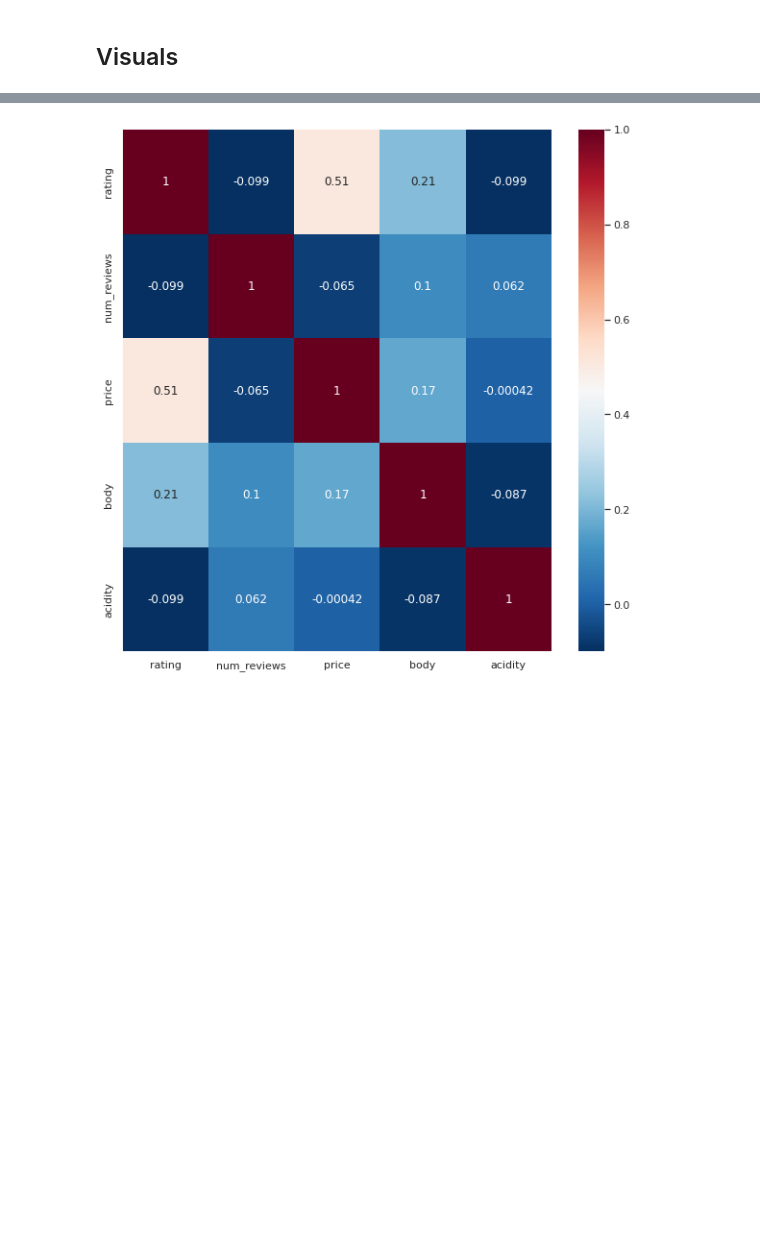
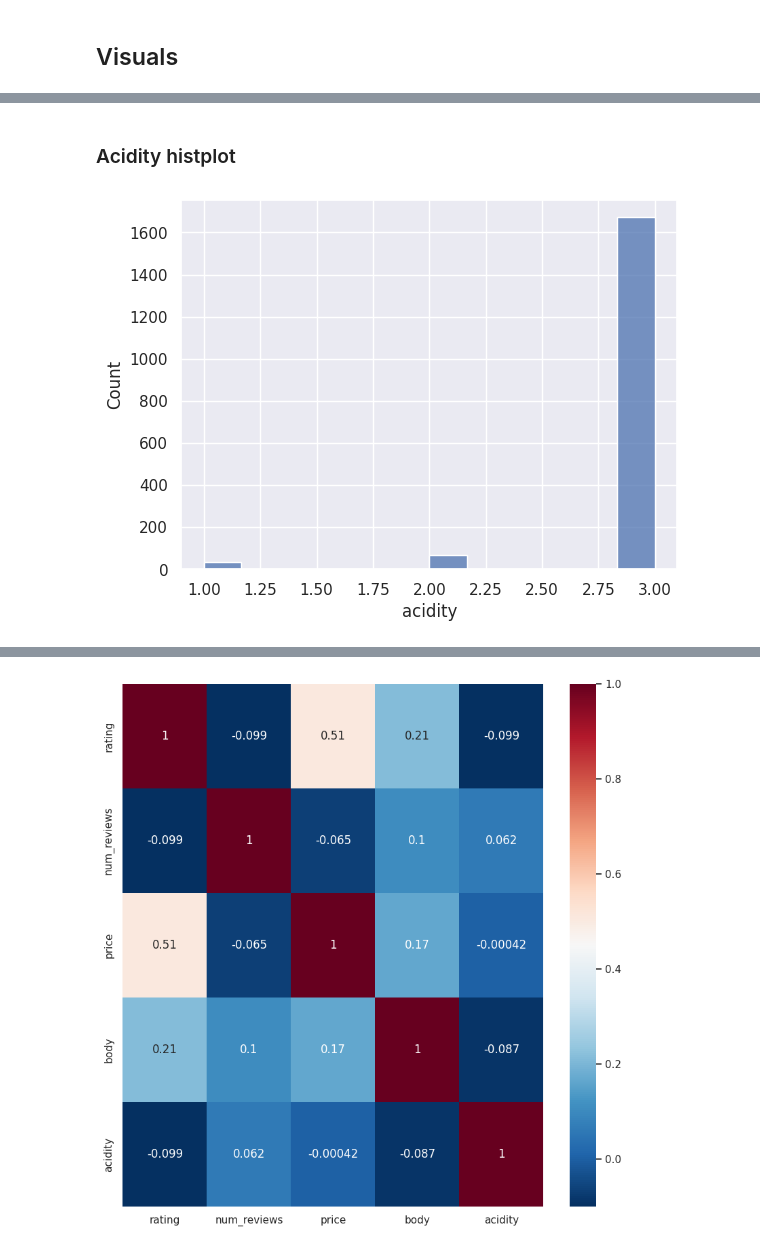
Before and after one commit to pmontecinos23/Spanish-Wine-Evaluation, a Jupyter notebook: Spanish_Wine_Evaluation.ipynb, the cells around one changed output, grey strips where cells are left out. Drawn from its saved outputs; the diff is of its cells as text; code cells hidden in the pictures; blank space fills up the shorter version.

```diff
--- a/Spanish_Wine_Evaluation.ipynb
+++ b/Spanish_Wine_Evaluation.ipynb
@@ -228,0 +348,9 @@ Will address the rest of the missing values during preprocessing
+# %% [markdown]
+### Acidity histplot
+# %%
+sns.set(style="darkgrid")
+
+sns.histplot(data=wine1, x="acidity")
+plt.show()
+# %% [output]
+[figure, added]
```
Also changed, not shown: parts of 41 cells of this notebook.
